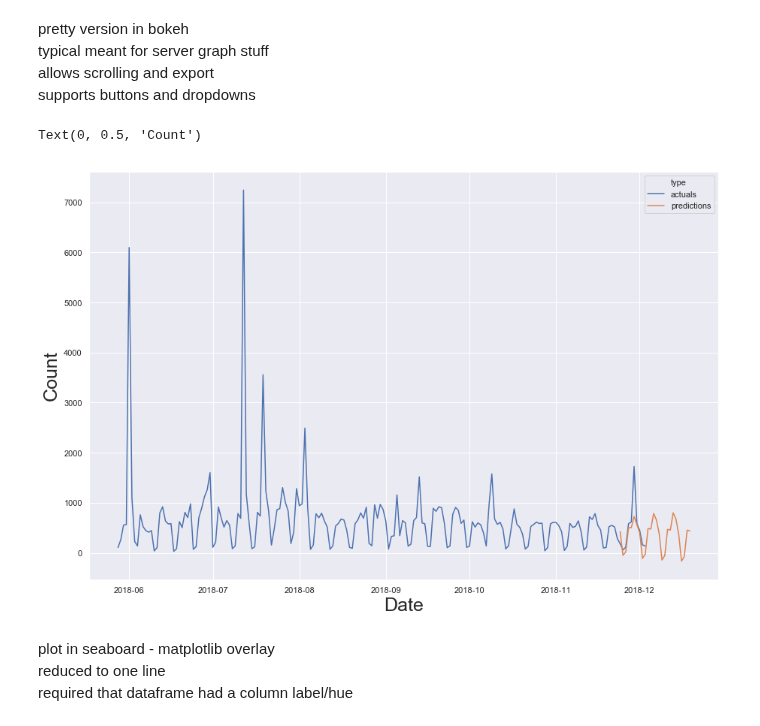
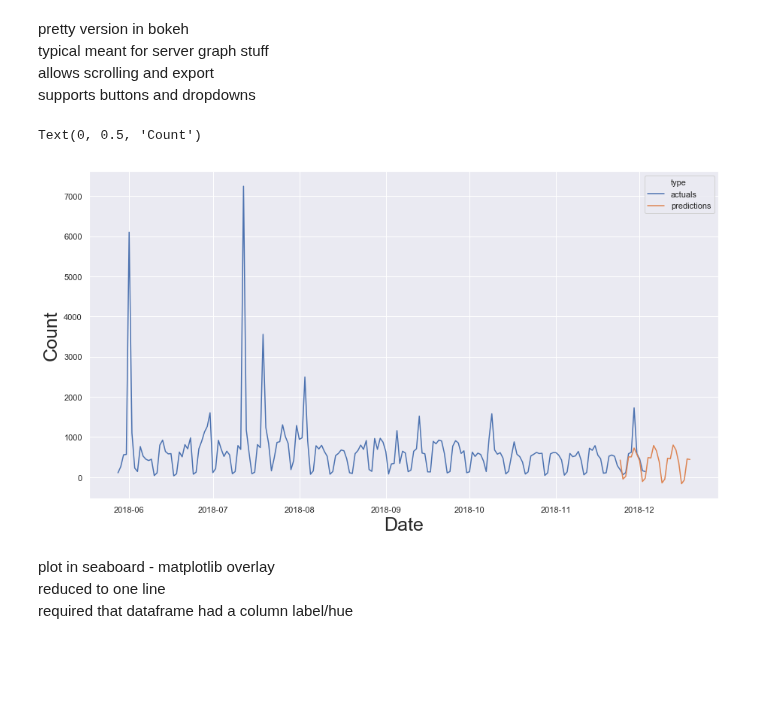
Before and after one commit to PoeBlu/isacShare, a Jupyter notebook: HISACpresentation.ipynb, the cells around one changed output. Cells and saved outputs as stored; diff of their text form; code cells hidden in the pictures; blank space fills up the shorter version.

```diff
--- a/HISACpresentation.ipynb
+++ b/HISACpresentation.ipynb
@@ -507,13 +512,13 @@ df_bokeh['type'] = 'actuals'
 df_prediction['type'] = 'predictions'
 df_plt = pandas.concat([df_bokeh,df_prediction])
 # %%
-sns.set(rc={'figure.figsize':(15,10)})
+sns.set(rc={'figure.figsize':(15,8)})
 pretty = sns.lineplot(x="date", y="md5", hue='type', data=df_plt)
 pretty.set_xlabel("Date",fontsize=25)
 pretty.set_ylabel("Count",fontsize=25)
 # %% [output]
 Text(0, 0.5, 'Count')
-[figure, old version]
+[figure, new version]
 # %% [markdown]
 plot in seaboard - matplotlib overlay<br>
 reduced to one line<br>
```
Also changed, not shown: parts of 7 cells of this notebook, 5 other files.
